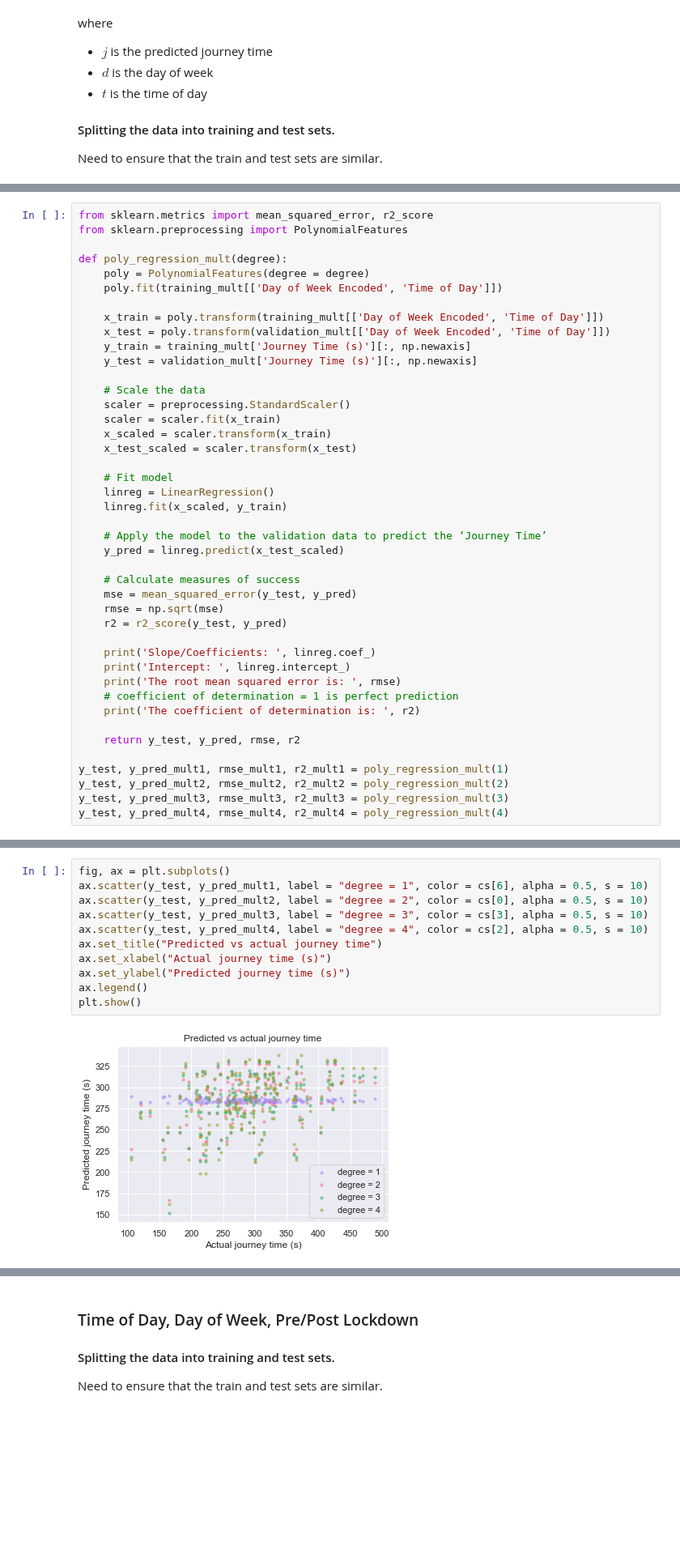
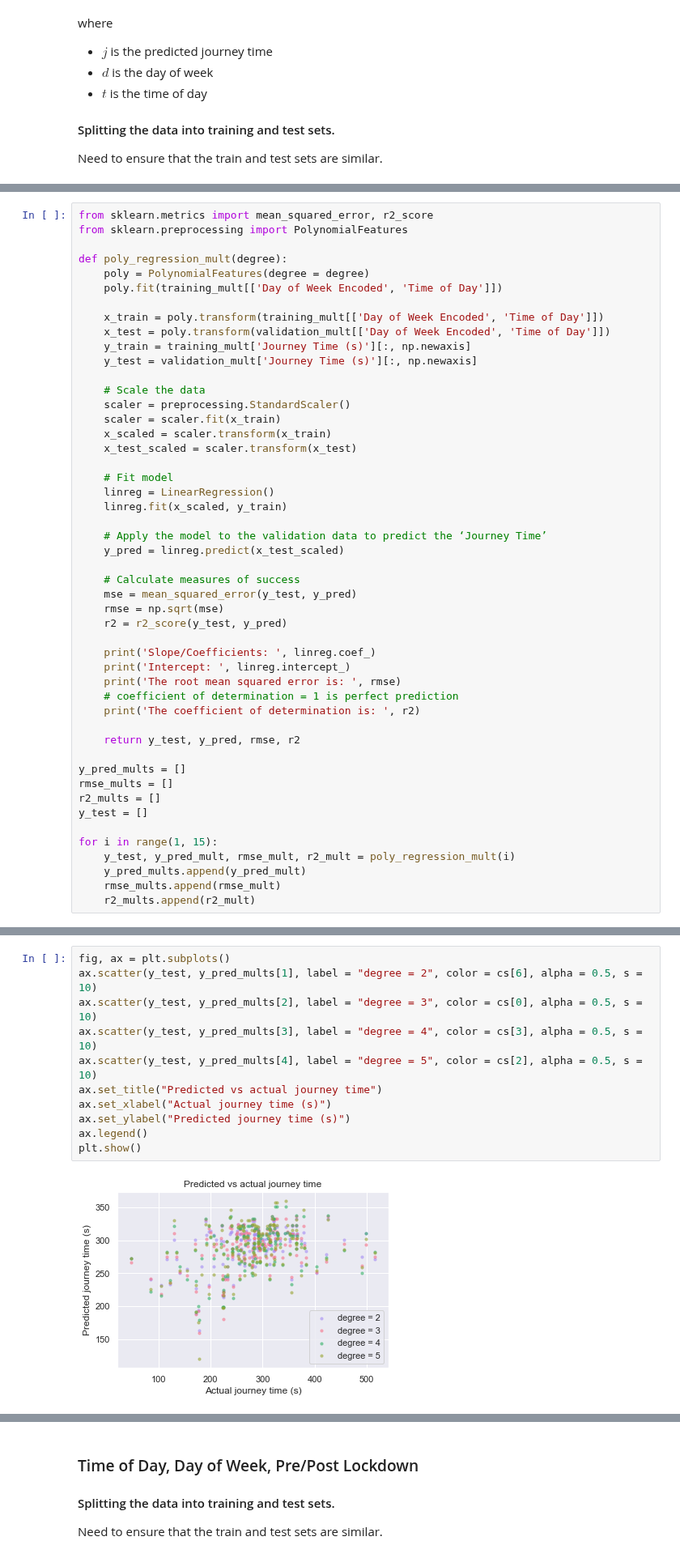
Before and after one commit to serenelc/individual-project-beng, a Jupyter notebook: regression-model.ipynb, the cells around one changed output, grey strips where cells are left out. Shown at 81% size. Saved outputs shown, nothing was run; the diff lists cells and outputs as text; blank space fills up the shorter version.

Commit message:
Done with regression for now

```diff
--- a/regression-model.ipynb
+++ b/regression-model.ipynb
@@ -788,8 +768,14 @@ def poly_regression_mult(degree):
 
     return y_test, y_pred, rmse, r2
 
-y_test, y_pred_mult1, rmse_mult1, r2_mult1 = poly_regression_mult(1)
-y_test, y_pred_mult2, rmse_mult2, r2_mult2 = poly_regression_mult(2)
-y_test, y_pred_mult3, rmse_mult3, r2_mult3 = poly_regression_mult(3)
-y_test, y_pred_mult4, rmse_mult4, r2_mult4 = poly_regression_mult(4)
+y_pred_mults = []
+rmse_mults = []
+r2_mults = []
+y_test = []
+
+for i in range(1, 15):
+    y_test, y_pred_mult, rmse_mult, r2_mult = poly_regression_mult(i)
+    y_pred_mults.append(y_pred_mult)
+    rmse_mults.append(rmse_mult)
+    r2_mults.append(r2_mult)
 # %% [output]
@@ -813,13 +815,13 @@ The coefficient of determination is:  0.1576496483463785
 # %%
 fig, ax = plt.subplots()
-ax.scatter(y_test, y_pred_mult1, label = "degree = 1", color = cs[6], alpha = 0.5, s = 10)
-ax.scatter(y_test, y_pred_mult2, label = "degree = 2", color = cs[0], alpha = 0.5, s = 10)
-ax.scatter(y_test, y_pred_mult3, label = "degree = 3", color = cs[3], alpha = 0.5, s = 10)
-ax.scatter(y_test, y_pred_mult4, label = "degree = 4", color = cs[2], alpha = 0.5, s = 10)
+ax.scatter(y_test, y_pred_mults[1], label = "degree = 2", color = cs[6], alpha = 0.5, s = 10)
+ax.scatter(y_test, y_pred_mults[2], label = "degree = 3", color = cs[0], alpha = 0.5, s = 10)
+ax.scatter(y_test, y_pred_mults[3], label = "degree = 4", color = cs[3], alpha = 0.5, s = 10)
+ax.scatter(y_test, y_pred_mults[4], label = "degree = 5", color = cs[2], alpha = 0.5, s = 10)
 ax.set_title("Predicted vs actual journey time")
 ax.set_xlabel("Actual journey time (s)")
 ax.set_ylabel("Predicted journey time (s)")
 ax.legend()
 plt.show()
 # %% [output]
-[figure, old version]
+[figure, new version]
```
Also changed, not shown: parts of 20 cells of this notebook, 52 other files.
